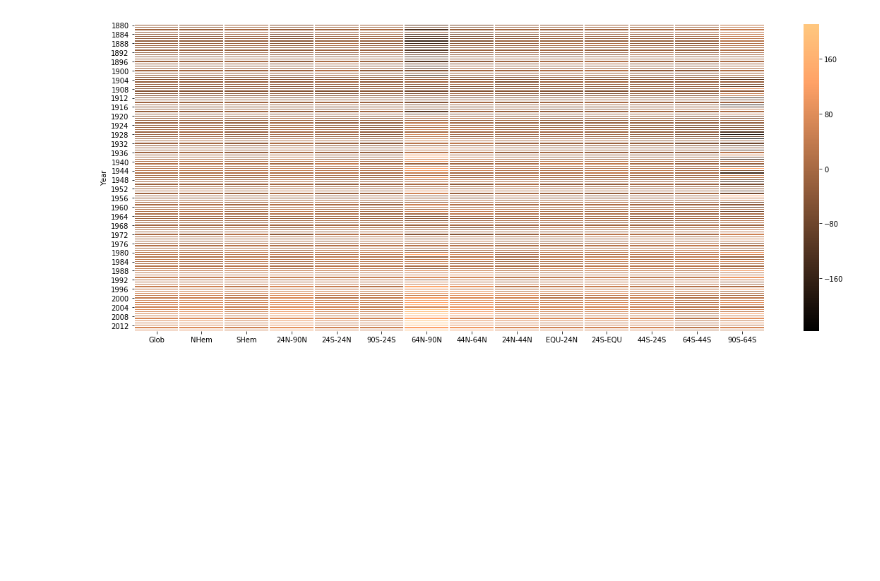
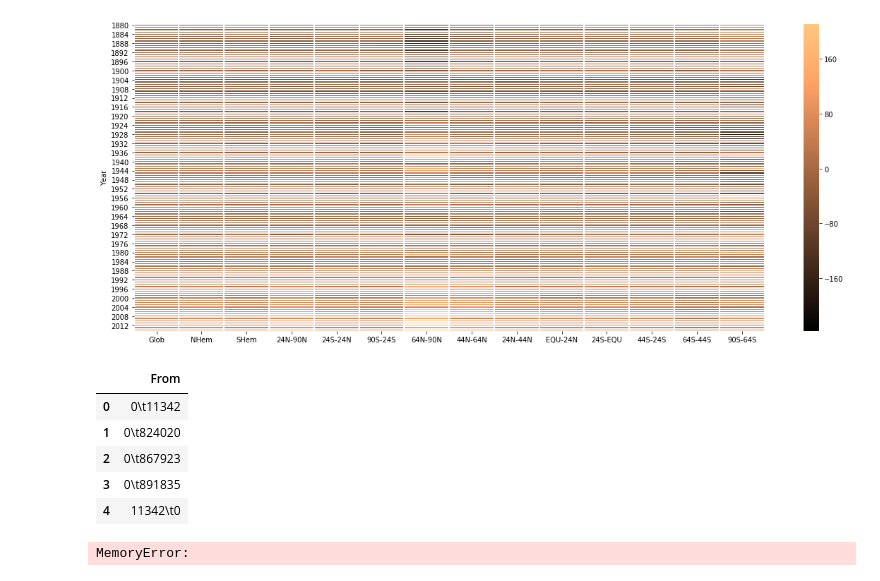
Before and after one commit to mojtaba-peyrovi/Coursera-Data-Mining, a Jupyter notebook: data-visualization/Assignment.ipynb, the cells around one changed output. Drawn from its saved outputs; the diff is of its cells as text; code cells hidden in the pictures; blank space fills up the shorter version.

```diff
--- a/data-visualization/Assignment.ipynb
+++ b/data-visualization/Assignment.ipynb
@@ -21,3 +21,18 @@ plt.figure(figsize=(20,8))
 graph = sns.heatmap(data,cmap='copper',linecolor='white',linewidth=1,fmt='g')
 # %% [output]
 [figure]
+# %%
+data = pd.read_csv('web-Google.txt')
+# %%
+data.head()
+# %% [output]
+|  | From |
+| 0 | 0\t11342 |
+| 1 | 0\t824020 |
+| 2 | 0\t867923 |
+| 3 | 0\t891835 |
+| 4 | 11342\t0 |
+# %%
+new= data["From"].str.split("\t", expand = True)
+# %% [output]
+MemoryError:
```
Also changed, not shown: parts of 1 cell of this notebook, 6 other files.
